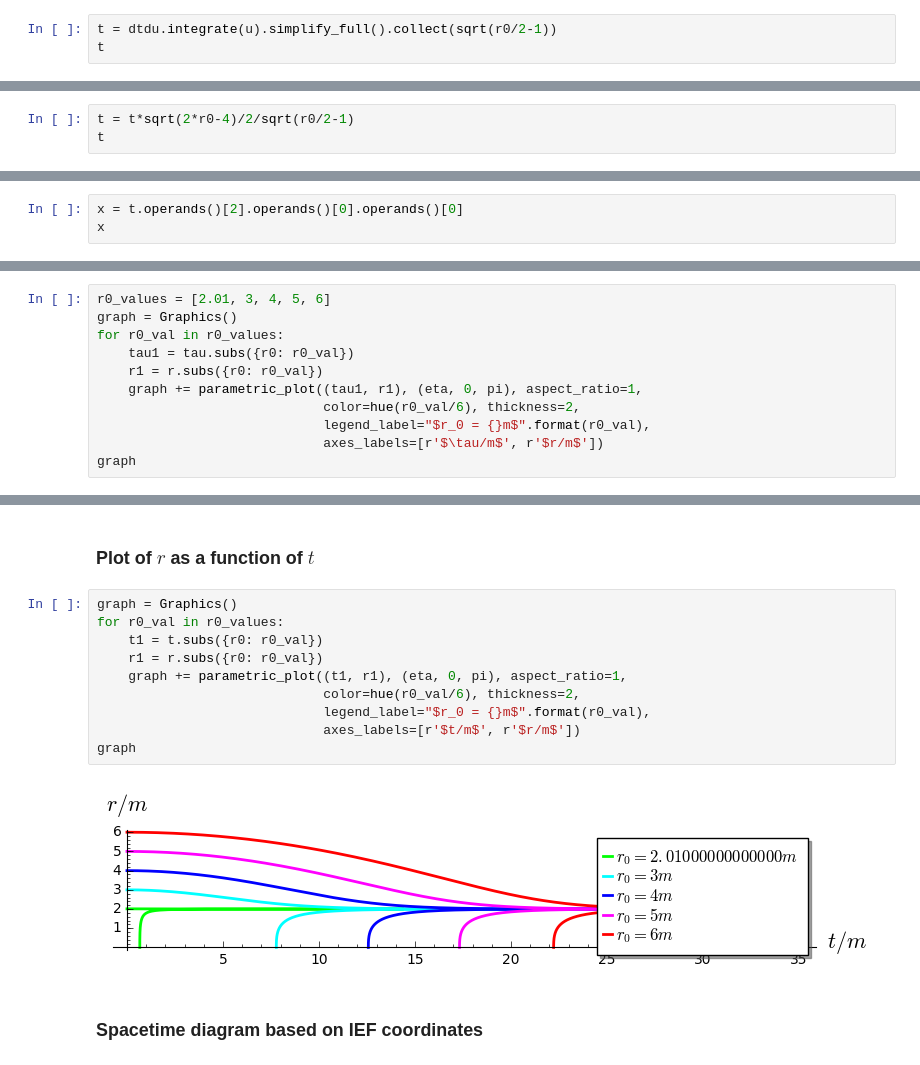
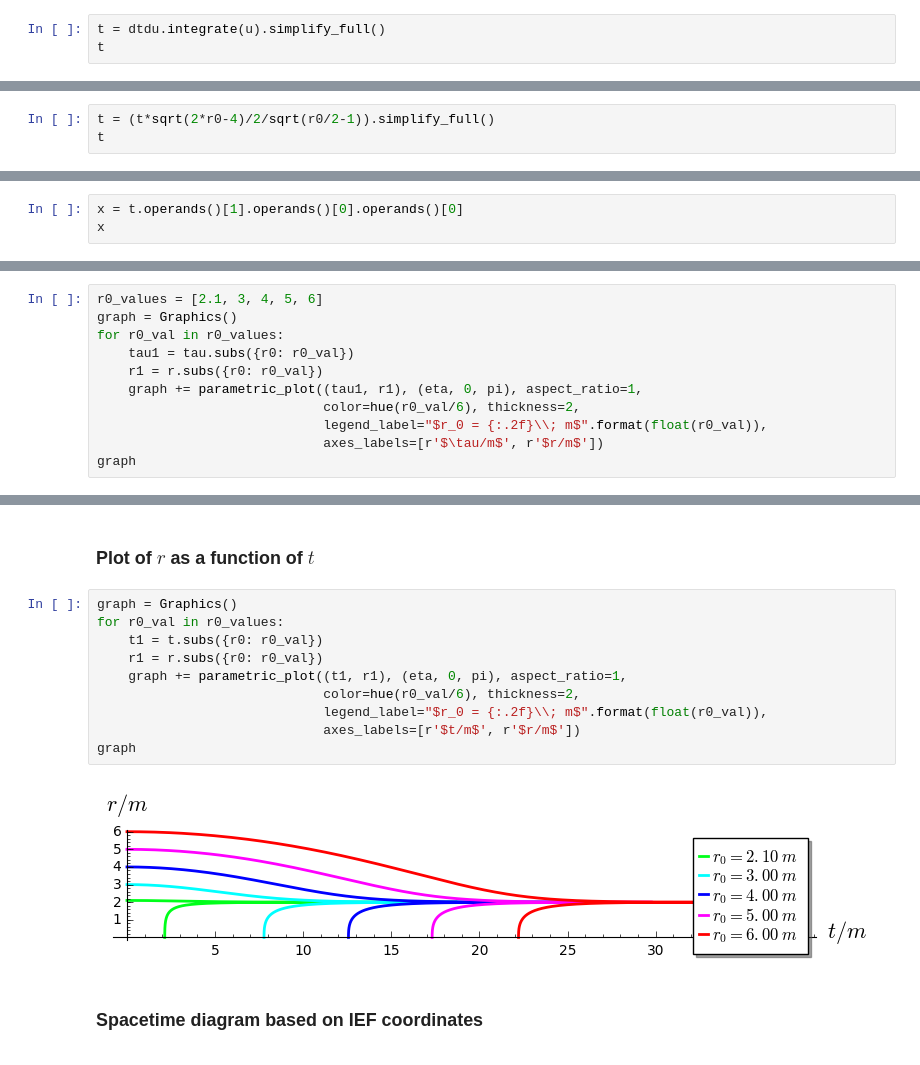
Before and after one commit to egourgoulhon/BHLectures, a Jupyter notebook: sage/ges_radial_free_fall.ipynb, the cells around one changed output, grey strips where cells are left out. Cells and saved outputs as stored; diff of their text form.

```diff
--- a/sage/ges_radial_free_fall.ipynb
+++ b/sage/ges_radial_free_fall.ipynb
@@ -36,6 +36,6 @@ dtdu
 # %% [markdown]
 The primitive yields this time a simpler expression for $t$:
 # %%
-t = dtdu.integrate(u).simplify_full().collect(sqrt(r0/2-1))
+t = dtdu.integrate(u).simplify_full()
 t
 # %% [output]
@@ -43,6 +43,6 @@ t
 # %% [markdown]
 We force some obvious simplification by
 # %%
-t = t*sqrt(2*r0-4)/2/sqrt(r0/2-1)
+t = (t*sqrt(2*r0-4)/2/sqrt(r0/2-1)).simplify_full()
 t
 # %% [output]
@@ -50,7 +50,7 @@ t
 # %% [markdown]
 We note that, given the range of $u$, the argument of the logarithm is negative; let us enforce $\ln|x|$ as the primitve of $1/x$ instead of $\ln x$ or $\ln(-x)$:
 # %%
-x = t.operands()[2].operands()[0].operands()[0]
+x = t.operands()[1].operands()[0].operands()[0]
 x
 # %% [output]
 -(sqrt(2*r0 - 4)*cos(u) - 2*sin(u))/(sqrt(2*r0 - 4)*cos(u) + 2*sin(u))
@@ -86,14 +86,14 @@ r
 # %% [output]
 1/2*r0*(cos(eta) + 1)
 # %%
-r0_values = [2.01, 3, 4, 5, 6]
+r0_values = [2.1, 3, 4, 5, 6]
 graph = Graphics()
 for r0_val in r0_values:
     tau1 = tau.subs({r0: r0_val})
     r1 = r.subs({r0: r0_val})
     graph += parametric_plot((tau1, r1), (eta, 0, pi), aspect_ratio=1,
                              color=hue(r0_val/6), thickness=2,
-                             legend_label="$r_0 = {}m$".format(r0_val),
+                             legend_label="$r_0 = {:.2f}\\; m$".format(float(r0_val)),
                              axes_labels=[r'$\tau/m$', r'$r/m$'])
 graph
 # %% [output]
@@ -103,15 +103,15 @@ graph
 # %%
 graph = Graphics()
 for r0_val in r0_values:
     t1 = t.subs({r0: r0_val})
     r1 = r.subs({r0: r0_val})
     graph += parametric_plot((t1, r1), (eta, 0, pi), aspect_ratio=1,
                              color=hue(r0_val/6), thickness=2,
-                             legend_label="$r_0 = {}m$".format(r0_val),
+                             legend_label="$r_0 = {:.2f}\\; m$".format(float(r0_val)),
                              axes_labels=[r'$t/m$', r'$r/m$'])
 graph
 # %% [output]
-[figure, old version]
+[figure, new version]
 # %% [markdown]
 ### Spacetime diagram based on IEF coordinates
 # %%
```
Also changed, not shown: parts of 11 cells of this notebook, 1 other file.
